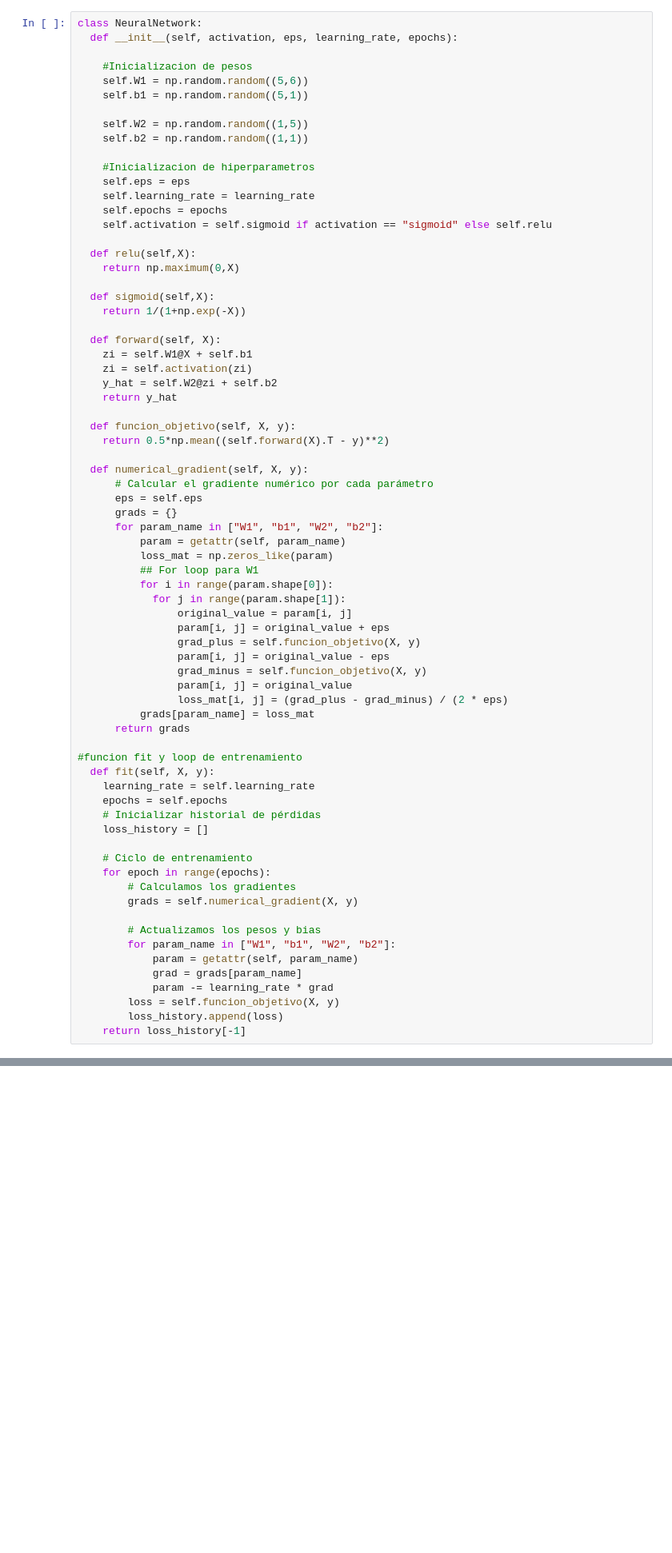
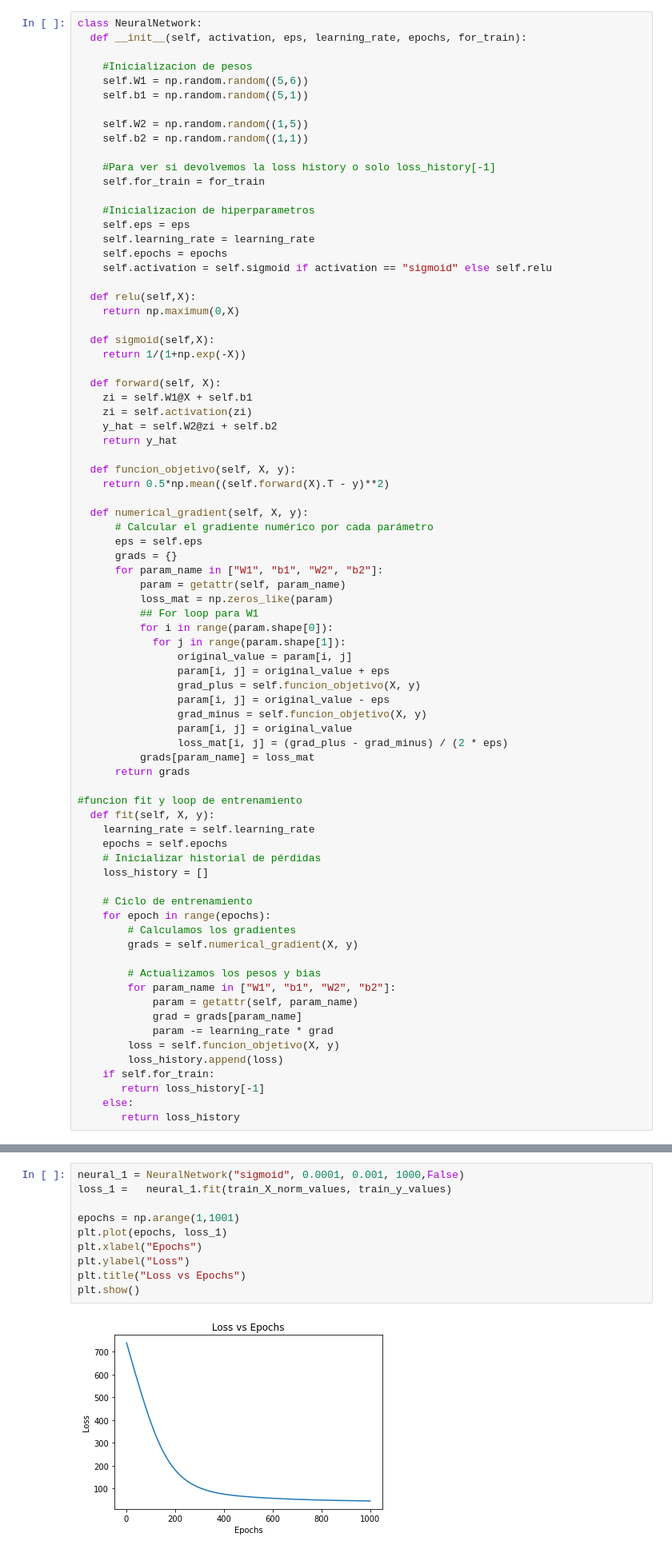
Before and after one commit to florianreyes/TP2_Metodos_Cantarovici_Reyes, a Jupyter notebook: TP2_Metodos_Canta_Reyes.ipynb, the cells around one changed output, grey strips where cells are left out. Shown at 80% size. Cells and saved outputs as stored; diff of their text form; blank space fills up the shorter version.

```diff
--- a/TP2_Metodos_Canta_Reyes.ipynb
+++ b/TP2_Metodos_Canta_Reyes.ipynb
@@ -37,7 +37,7 @@ df_test_norm = df_test.apply(lambda x: (x - mean_std.loc["mean"]) / mean_std.loc
 ### Creamos la clase NeuralNetwork
 # %%
 class NeuralNetwork:
-  def __init__(self, activation, eps, learning_rate, epochs):
+  def __init__(self, activation, eps, learning_rate, epochs, for_train):
 
     #Inicializacion de pesos
     self.W1 = np.random.random((5,6))
@@ -45,6 +45,9 @@ class NeuralNetwork:
 
     self.W2 = np.random.random((1,5))
     self.b2 = np.random.random((1,1))
+
+    #Para ver si devolvemos la loss history o solo loss_history[-1]
+    self.for_train = for_train
 
     #Inicializacion de hiperparametros
     self.eps = eps
@@ -106,7 +109,10 @@ class NeuralNetwork:
             param -= learning_rate * grad
         loss = self.funcion_objetivo(X, y)
         loss_history.append(loss)
-    return loss_history[-1]
+    if self.for_train:
+       return loss_history[-1]
+    else:
+       return loss_history
 # %% [markdown]
 #### Separamos ambos datasets en X e y
 # %%
@@ -126,6 +132,18 @@ train_X_values = df_train_X.values.T
 train_y_values = df_train_y.values
 
 train_X_norm_values = df_train_X_norm.values.T
+# %%
+neural_1 = NeuralNetwork("sigmoid", 0.0001, 0.001, 1000,False)
+loss_1 =   neural_1.fit(train_X_norm_values, train_y_values)
+
+epochs = np.arange(1,1001)
+plt.plot(epochs, loss_1)
+plt.xlabel("Epochs")
+plt.ylabel("Loss")
+plt.title("Loss vs Epochs")
+plt.show()
+# %% [output]
+[figure, added]
 # %% [markdown]
 #### Inicializamos el ciclo de entrenamiento.
 - Rangos:
```
Also changed, not shown: parts of 11 cells of this notebook.
